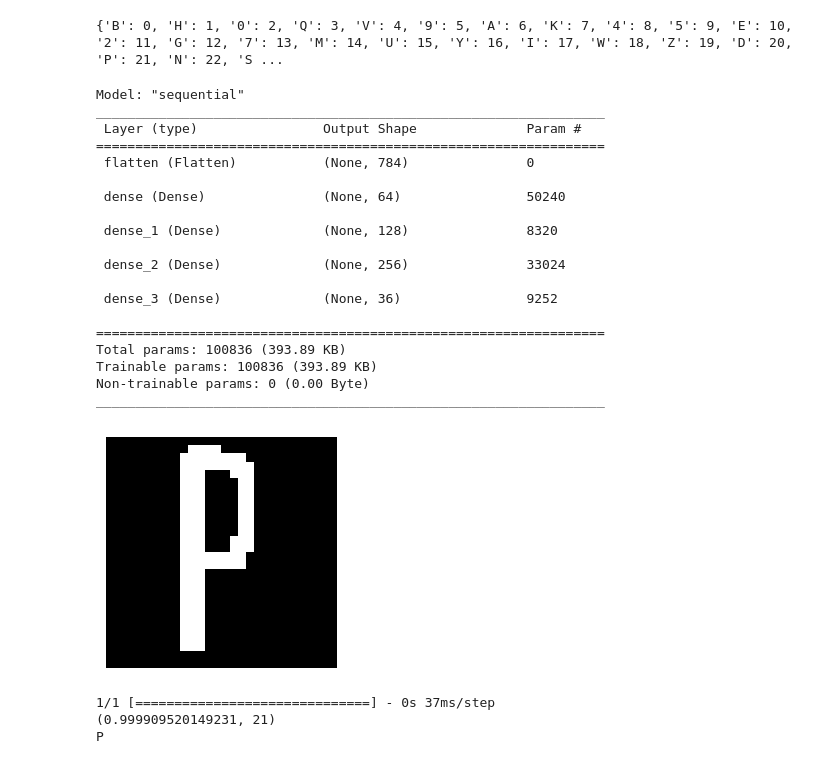
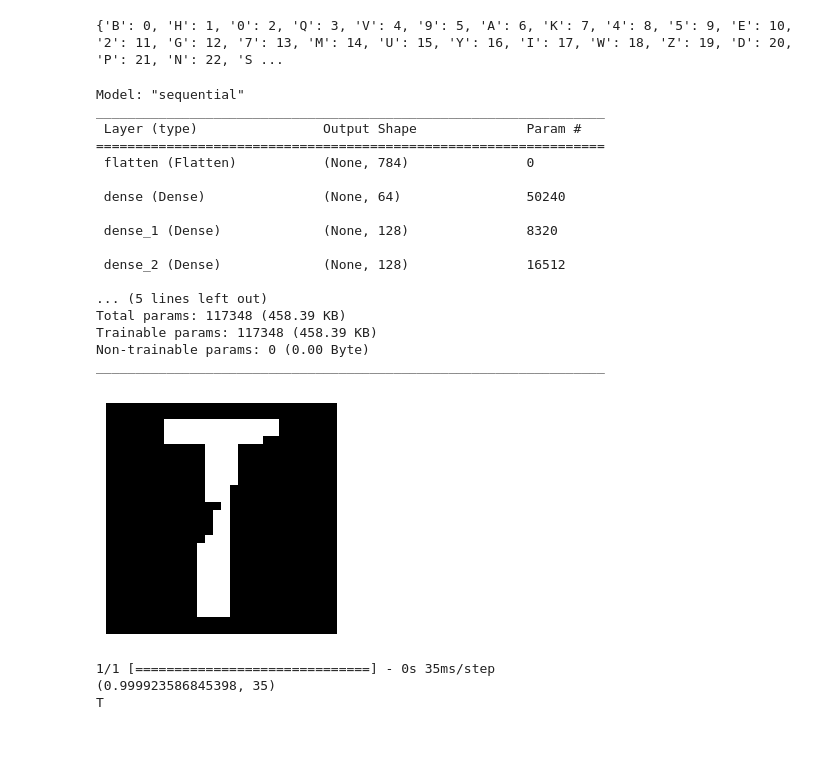
Before and after one commit to leninrkb/vehicle-plate-recognition, a Jupyter notebook: cnn.ipynb, the cells around one changed output. Saved outputs shown, nothing was run; the diff lists cells and outputs as text; code cells hidden in the pictures.

```diff
--- a/cnn.ipynb
+++ b/cnn.ipynb
@@ -16,4 +7,4 @@ To enable the following instructions: AVX2 FMA, in other operations, rebuild Ten
 # %%
-data = ut.loadData("./models/data_binary")
-labels = ut.loadData("./models/labels")
+data = ut.loadData("./models/augmented_data")
+labels = ut.loadData("./models/augmented_labels")
 classes = ut.loadData("./models/classes")
@@ -195,7 +197,7 @@ print(classes)
 # %%
 # ann 5 works well
 # ann 6 works well
-loaded_model = load_model("./models/ann_6")
+loaded_model = load_model("./models/ann_7")
 loaded_model.summary()
 # %% [output]
 Model: "sequential"
@@ -208,21 +210,20 @@ _________________________________________________________________
 
  dense_1 (Dense)             (None, 128)               8320
 
- dense_2 (Dense)             (None, 256)               33024
+ dense_2 (Dense)             (None, 128)               16512
 
- dense_3 (Dense)             (None, 36)                9252
-
-=================================================================
-Total params: 100836 (393.89 KB)
-Trainable params: 100836 (393.89 KB)
+... (5 lines left out)
+Total params: 117348 (458.39 KB)
+Trainable params: 117348 (458.39 KB)
 Non-trainable params: 0 (0.00 Byte)
 _________________________________________________________________
 # %%
-img = cv.imread("/home/lenin/Documents/chars/p.png", cv.IMREAD_GRAYSCALE)
+img = cv.imread("/home/lenin/Documents/chars/t.png", cv.IMREAD_GRAYSCALE)
+_, img = cv.threshold(img, 0, 255, cv.THRESH_BINARY_INV + cv.THRESH_OTSU)
 img = dp.prepare_img(img)
 predict(img)
 # %% [output]
-[figure, old version]
+[figure, new version]
-1/1 [==============================] - 0s 37ms/step
-(0.999909520149231, 21)
-P
+1/1 [==============================] - 0s 35ms/step
+(0.999923586845398, 35)
+T
```
Also changed, not shown: parts of 11 cells of this notebook, 5 other files.
